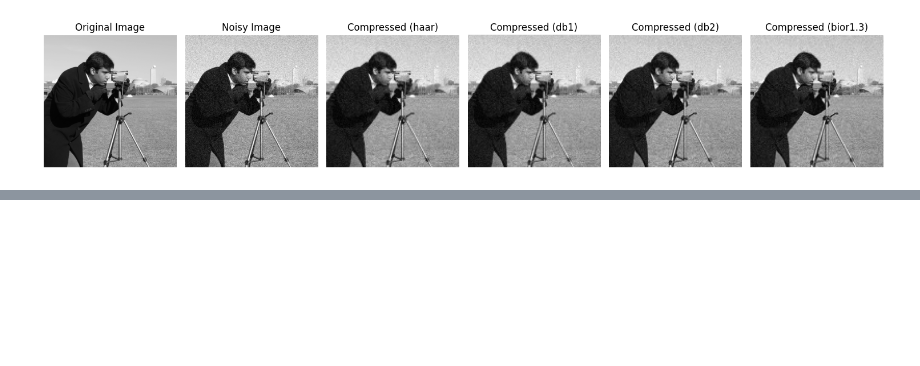
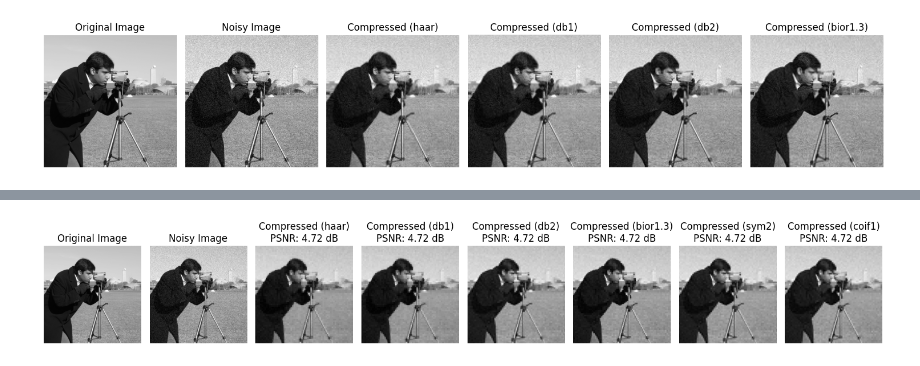
Before and after one commit to romenashams/wavelet_compression, a Jupyter notebook: wavelet_compression.ipynb, the cells around one changed output, grey strips where cells are left out. Drawn from its saved outputs; the diff is of its cells as text; code cells hidden in the pictures; blank space fills up the shorter version.

Commit message:
updated images

```diff
--- a/wavelet_compression.ipynb
+++ b/wavelet_compression.ipynb
@@ -161,3 +94,10 @@ plt.tight_layout()
 plt.show()
 # %% [output]
 [figure]
+# %%
+path = {'compressed_haar': 'C:/romena/unige/wavelet_compression/compressed_haar.jpg', 'compressed_db1': 'C:/romena/unige/wavelet_compression/compressed_db1.jpg', 'compressed_db2': 'C:/romena/unige/wavelet_compression/compressed_db2.jpg', 'compressed_bior1.3': 'C:/romena/unige/wavelet_compression/compressed_bior1.3.jpg', 'noisy': 'C:/romena/unige/wavelet_compression/noisy.jpeg'}
+for i in path:
+  size_img= os.path.getsize(path[i])
+  size_img= size_img/1024
+  print(i +'='+ str(size_img) + 'KB')
+  size_img= 0
@@ -163,0 +119,92 @@ plt.show()
+# %%
+import os
+import cv2
+import numpy as np
+import pywt
+import matplotlib.pyplot as plt
+from skimage import img_as_ubyte
+from skimage.data import camera
+from skimage.util import random_noise
+from skimage.metrics import peak_signal_noise_ratio as psnr
+
+# Function to perform 2D DWT and image compression with adaptive thresholding
+def advanced_dwt_compression(image, wavelet_name, level=2):
+    # Perform 2D Discrete Wavelet Transform
+    coeffs2 = pywt.wavedec2(image, wavelet_name, level=level)
+
+    # Calculate the median absolute deviation (MAD) to set adaptive thresholds
+    def mad(arr):
+        return np.median(np.abs(arr - np.median(arr)))
+
+    sigma = mad(coeffs2[-1][0]) / 0.6745  # Estimate noise standard deviation
+    uthresh = sigma * np.sqrt(2 * np.log(image.size))
+
+    # Apply thresholding to the detail coefficients
+    coeffs2_thresh = [coeffs2[0]]  # Approximation coefficients remain unchanged
+    for detail_level in coeffs2[1:]:
+        cH, cV, cD = detail_level
+        cH_thresh = pywt.threshold(cH, uthresh, mode='soft')
+        cV_thresh = pywt.threshold(cV, uthresh, mode='soft')
+        cD_thresh = pywt.threshold(cD, uthresh, mode='soft')
+        coeffs2_thresh.append((cH_thresh, cV_thresh, cD_thresh))
+
+    # Reconstruct the image using Inverse Discrete Wavelet Transform
+    compressed_image = pywt.waverec2(coeffs2_thresh, wavelet_name)
+
+    return compressed_image
+
+# Load an example image
+image = camera()
+
+# Add Gaussian noise for visualization purposes
+sigma = 0.1
+noisy_image = random_noise(image, mode='gaussian', var=sigma**2)
+
+# List of wavelets to be used
+wavelets = ['haar', 'db1', 'db2', 'bior1.3', 'sym2', 'coif1']
+# Set a level for decomposition
+level = 3
+
+# Plot original, noisy, and compressed images
+fig, axes = plt.subplots(1, len(wavelets) + 2, figsize=(15, 5))
+
+# Original image
+axes[0].imshow(image, cmap=plt.cm.gray)
+axes[0].set_title('Original Image')
+axes[0].axis('off')
+
+# Noisy image
+axes[1].imshow(noisy_image, cmap=plt.cm.gray)
+axes[1].set_title('Noisy Image')
+axes[1].axis('off')
+
+# Compressed images with different wavelets and calculate PSNR
+psnr_values = []
+for i, wavelet in enumerate(wavelets, start=2):
+    compressed_image = advanced_dwt_compression(noisy_image, wavelet, level)
+    compressed_image = np.clip(compressed_image, 0, 1)
+    compressed_image_uint8 = img_as_ubyte(compressed_image)
+
+    # Calculate PSNR
+    psnr_value = psnr(image, compressed_image)
+    psnr_values.append((wavelet, psnr_value))
+
+    axes[i].imshow(compressed_image, cmap=plt.cm.gray)
+    axes[i].set_title(f'Compressed ({wavelet})\nPSNR: {psnr_value:.2f} dB')
+    axes[i].axis('off')
+
+    cv2.imwrite(f'compressed_{wavelet}.jpg', compressed_image_uint8)
+
+# Save noisy image
+noisy_image = np.clip(noisy_image, 0, 1)
+noisy_image_uint8 = img_as_ubyte(noisy_image)
+cv2.imwrite(f'noisy.jpeg', noisy_image_uint8)
+
+plt.tight_layout()
+plt.show()
+
+# Print PSNR values for comparison
+for wavelet, psnr_value in psnr_values:
+    print(f'Wavelet: {wavelet}, PSNR: {psnr_value:.2f} dB')
+# %% [output]
+[figure, added]
```
Also changed, not shown: parts of 5 cells of this notebook, 5 other files.
